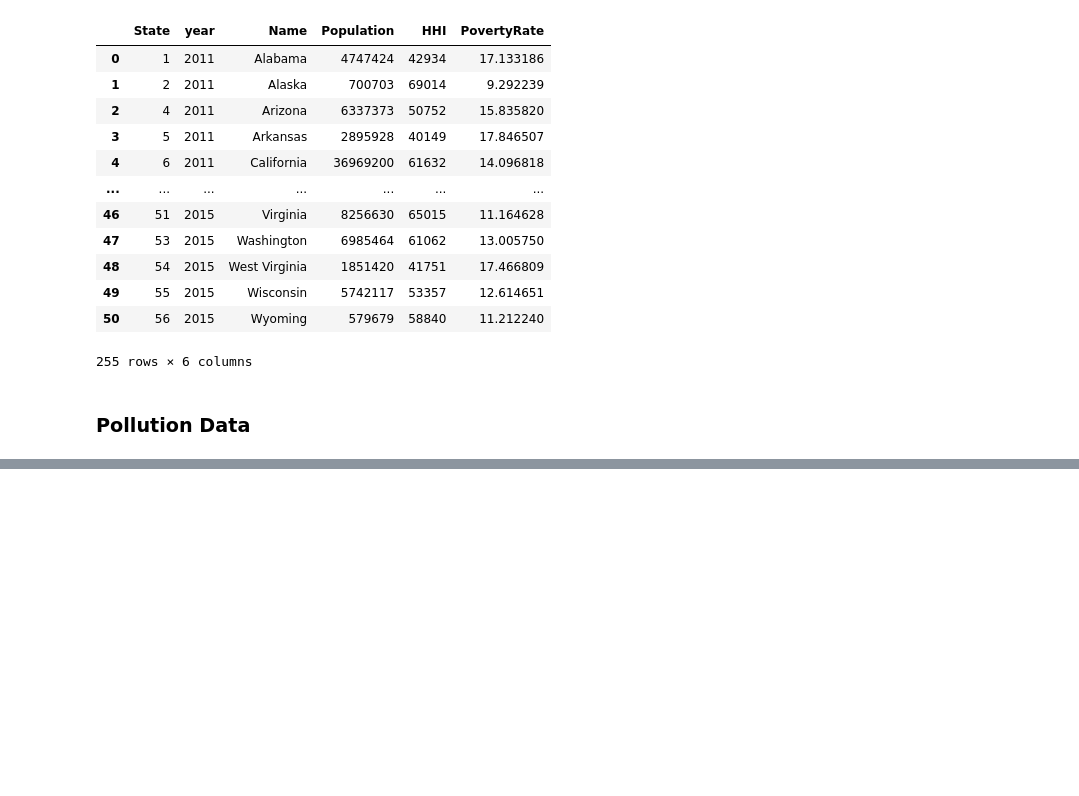
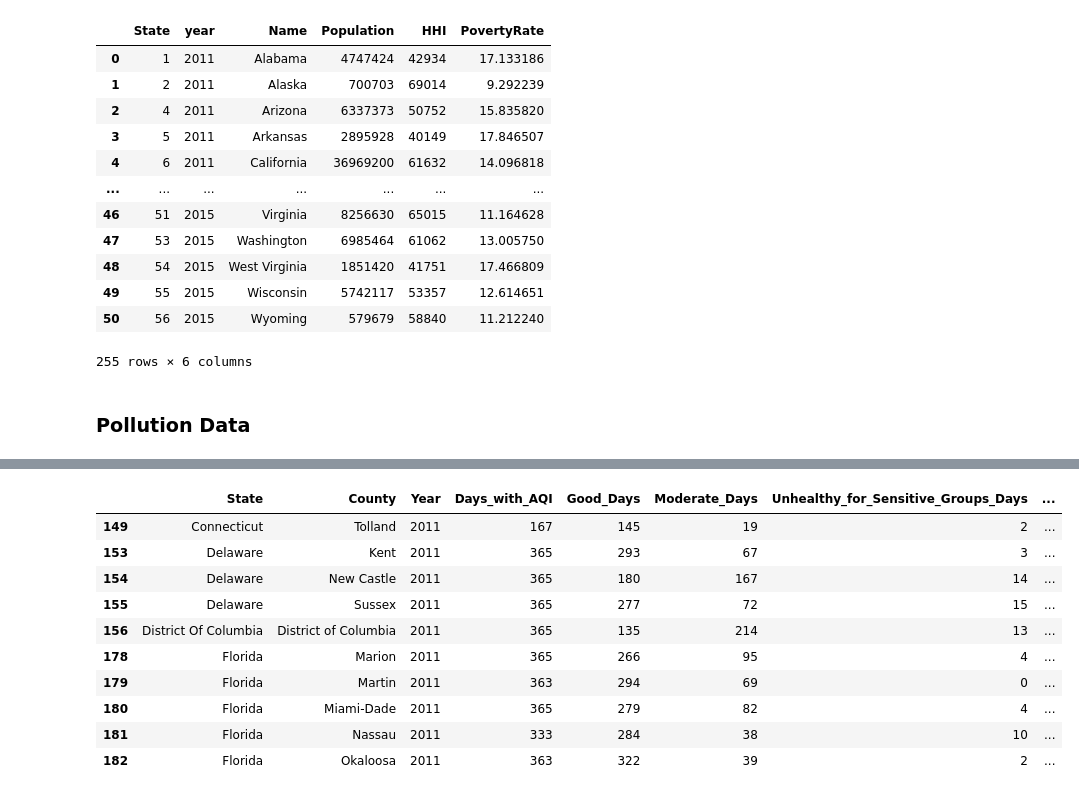
Before and after one commit to nathanprows77/Quality_of_Life, a Jupyter notebook: Data prep/Tableau_data.ipynb, the cells around one changed output, grey strips where cells are left out. Cells and saved outputs as stored; diff of their text form; code cells hidden in the pictures; blank space fills up the shorter version.

```diff
--- a/Data prep/Tableau_data.ipynb
+++ b/Data prep/Tableau_data.ipynb
@@ -456,3 +379,0 @@ pollution_filtered_2012.tail()
-# %%
-pollution_2012 = pollution_filtered_2012.iloc[0:36]
-pollution_2012.tail()
@@ -477,3 +379,0 @@ pollution_filtered_2013.tail()
-# %%
-pollution_2013 = pollution_filtered_2012.iloc[0:36]
-pollution_2013.tail()
@@ -498,3 +379,0 @@ pollution_filtered_2014.tail()
-# %%
-pollution_2014 = pollution_filtered_2012.iloc[0:36]
-pollution_2014.tail()
@@ -519,3 +379,0 @@ pollution_filtered_2015.tail()
-# %%
-pollution_2015 = pollution_filtered_2012.iloc[0:36]
-pollution_2015.tail()
@@ -612,0 +380,29 @@ pollution_deduped_co
+# %%
+# Get names of indexes for which column State has value of Mexico
+indexNames = pollution_2011[pollution_2011['State'] == "Country Of Mexico" ].index
+indexNames2 = pollution_2012[pollution_2012['State'] == "Country Of Mexico" ].index
+indexNames3 = pollution_2013[pollution_2013['State'] == "Country Of Mexico" ].index
+indexNames4 = pollution_2014[pollution_2014['State'] == "Country Of Mexico" ].index
+indexNames5 = pollution_2015[pollution_2015['State'] == "Country Of Mexico" ].index
+
+
+# Delete these row indexes from dataFrame
+pollution_2011.drop(indexNames , inplace=True)
+pollution_2012.drop(indexNames2 , inplace=True)
+pollution_2013.drop(indexNames3 , inplace=True)
+pollution_2014.drop(indexNames4 , inplace=True)
+pollution_2015.drop(indexNames5 , inplace=True)
+
+pollution_2011.iloc[150:160]
+# %% [output]
+|  | State | County | Year | Days_with_AQI | Good_Days | Moderate_Days | Unhealthy_for_Sensitive_Groups_Days | ... |
+| 149 | Connecticut | Tolland | 2011 | 167 | 145 | 19 | 2 | ... |
+| 153 | Delaware | Kent | 2011 | 365 | 293 | 67 | 3 | ... |
+| 154 | Delaware | New Castle | 2011 | 365 | 180 | 167 | 14 | ... |
+| 155 | Delaware | Sussex | 2011 | 365 | 277 | 72 | 15 | ... |
+| 156 | District Of Columbia | District of Columbia | 2011 | 365 | 135 | 214 | 13 | ... |
+| 178 | Florida | Marion | 2011 | 365 | 266 | 95 | 4 | ... |
+| 179 | Florida | Martin | 2011 | 363 | 294 | 69 | 0 | ... |
+| 180 | Florida | Miami-Dade | 2011 | 365 | 279 | 82 | 4 | ... |
+| 181 | Florida | Nassau | 2011 | 333 | 284 | 38 | 10 | ... |
+| 182 | Florida | Okaloosa | 2011 | 363 | 322 | 39 | 2 | ... |
```
Also changed, not shown: parts of 53 cells of this notebook.
